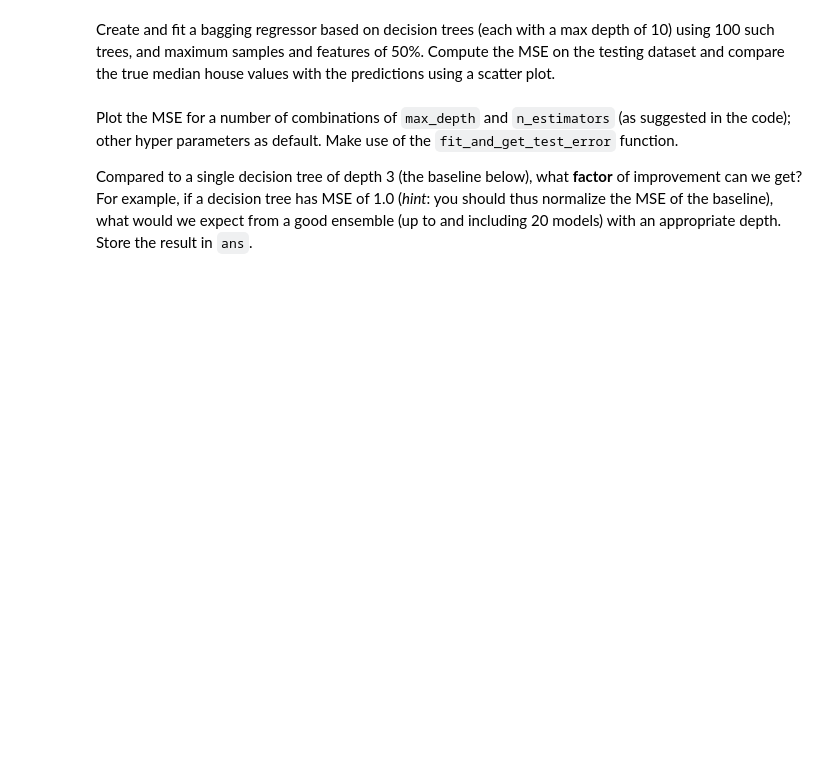
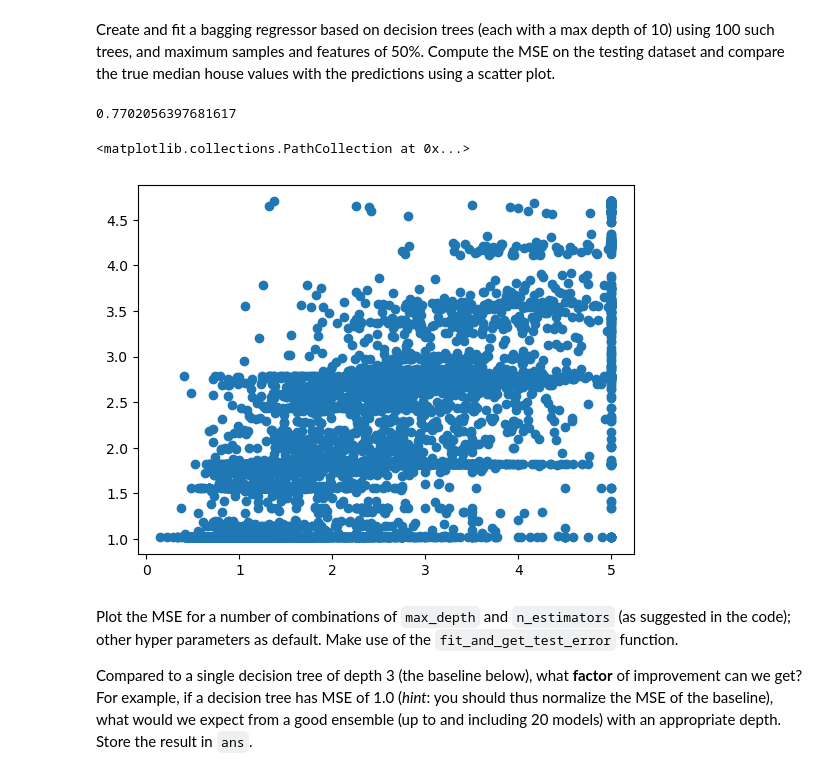
Before and after one commit to raulandrei00/Polytechnique_L2, a Jupyter notebook: machine_learning/lab8/lab_session_08.ipynb, the cells around one changed output. Cells and saved outputs as stored; diff of their text form; code cells hidden in the pictures; blank space fills up the shorter version.

```diff
--- a/machine_learning/lab8/lab_session_08.ipynb
+++ b/machine_learning/lab8/lab_session_08.ipynb
@@ -382,0 +381,14 @@ raise NotImplementedError()
+# %%
+best_max_depth = 0
+best_mse = float('inf')
+for max_depth in range(1, 11):
+    model = DecisionTreeRegressor(max_depth=max_depth, random_state=42, criterion='squared_error')
+    model.fit(training_features, training_target)
+    prediction = model.predict(testing_features)
+    mse = mean_squared_error(testing_target, prediction)
+    print(f"Max depth: {max_depth}, MSE: {mse}")
+    if mse < best_mse:
+        best_mse = mse
+        best_max_depth = max_depth
+
+print(f"Best max depth: {best_max_depth}, Best MSE: {best_mse}")
@@ -416,13 +465,17 @@ def fit_and_get_test_error(model,
 # %% [markdown]
 Create and fit a bagging regressor based on decision trees (each with a max depth of 10) using 100 such trees, and maximum samples and features of 50%. Compute the MSE on the testing dataset and compare the true median house values with the predictions using a scatter plot.
 # %%
-# model = ...  # <- TO UNCOMMENT AND COMPLETE
-# YOUR CODE HERE
-raise NotImplementedError()
+model = BaggingRegressor(estimator=DecisionTreeRegressor(max_depth=3, random_state=42, criterion='squared_error'),
+                     n_estimators=100, random_state=42)
+
 
 bagging_prediction = fit_and_get_test_error(model)
 print(bagging_prediction)
-plt.scatter(testing_target, model.predict(testing_features));
+plt.scatter(testing_target, model.predict(testing_features))
+# %% [output]
+0.7702056397681617
+<matplotlib.collections.PathCollection at 0x...>
+[figure, added]
 # %% [markdown]
 Plot the MSE for a number of combinations of `max_depth` and `n_estimators` (as suggested in the code); other hyper parameters as default. Make use of the `fit_and_get_test_error` function.
 
```
Also changed, not shown: parts of 21 cells of this notebook.
